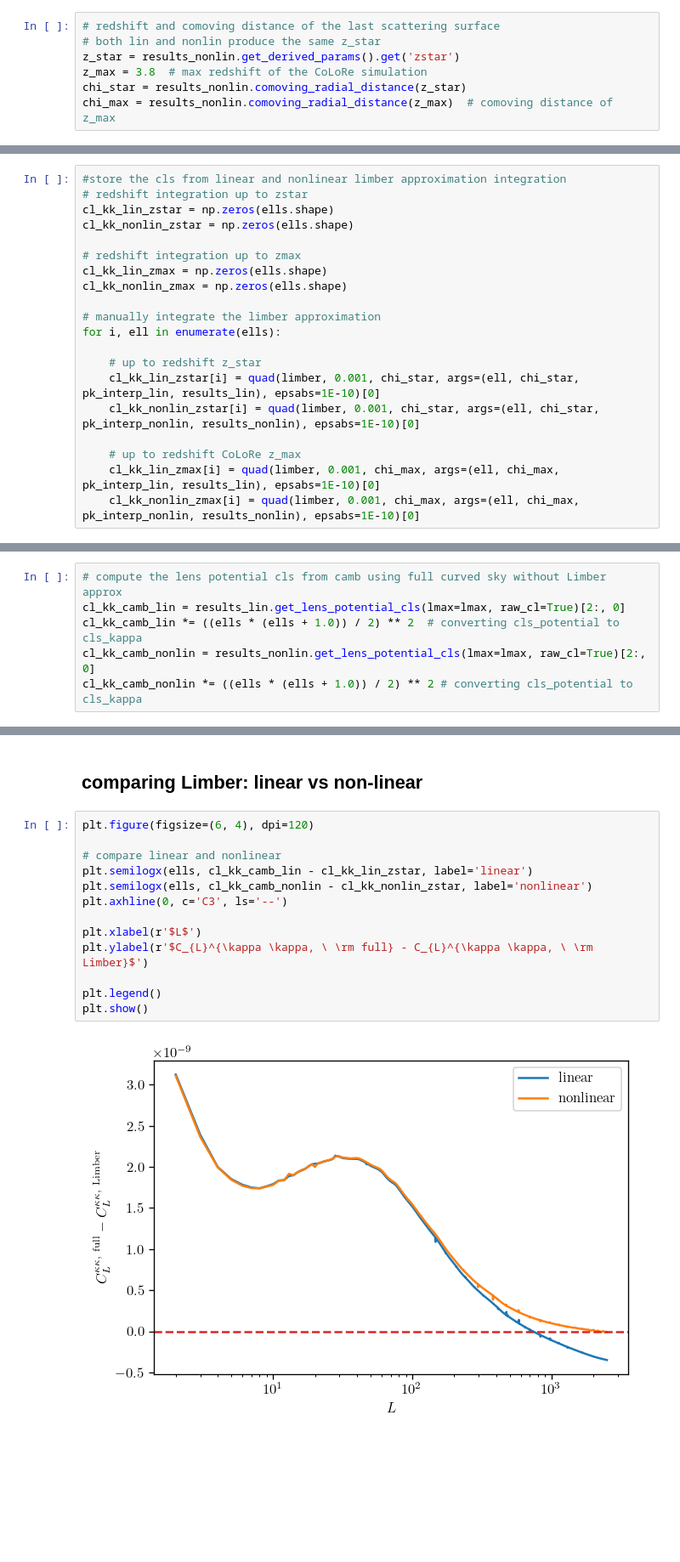
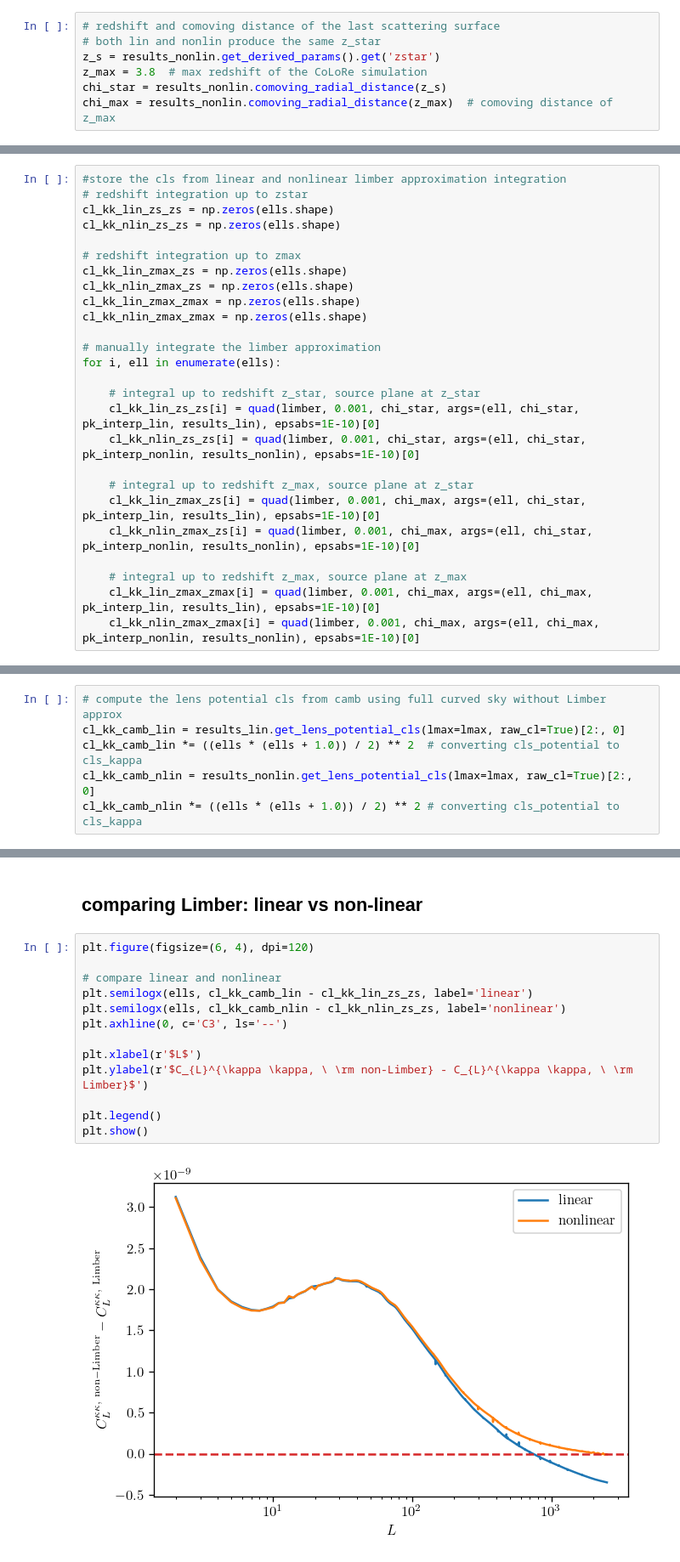
Before and after one commit to dljarque/LSST_CMBlensing_forecast, a Jupyter notebook: notebooks/cmb_lensing_auto.ipynb, the cells around one changed output, grey strips where cells are left out. Shown at 85% size. Saved outputs shown, nothing was run; the diff lists cells and outputs as text; blank space fills up the shorter version.

```diff
--- a/notebooks/cmb_lensing_auto.ipynb
+++ b/notebooks/cmb_lensing_auto.ipynb
@@ -99,9 +99,9 @@ Note: redshifts have been re-sorted (earliest first)
 # %%
 # redshift and comoving distance of the last scattering surface
 # both lin and nonlin produce the same z_star
-z_star = results_nonlin.get_derived_params().get('zstar')
+z_s = results_nonlin.get_derived_params().get('zstar')
 z_max = 3.8  # max redshift of the CoLoRe simulation
-chi_star = results_nonlin.comoving_radial_distance(z_star)
+chi_star = results_nonlin.comoving_radial_distance(z_s)
 chi_max = results_nonlin.comoving_radial_distance(z_max)  # comoving distance of z_max
 # %% [markdown]
 ## manual Limber integral
@@ -155,30 +155,36 @@ om = results_nonlin.get_Omega('cdm', 0) + results_nonlin.get_Omega('baryon', 0)
 # %%
 #store the cls from linear and nonlinear limber approximation integration
 # redshift integration up to zstar
-cl_kk_lin_zstar = np.zeros(ells.shape)
-cl_kk_nonlin_zstar = np.zeros(ells.shape)
+cl_kk_lin_zs_zs = np.zeros(ells.shape)
+cl_kk_nlin_zs_zs = np.zeros(ells.shape)
 
 # redshift integration up to zmax
-cl_kk_lin_zmax = np.zeros(ells.shape)
-cl_kk_nonlin_zmax = np.zeros(ells.shape)
+cl_kk_lin_zmax_zs = np.zeros(ells.shape)
+cl_kk_nlin_zmax_zs = np.zeros(ells.shape)
+cl_kk_lin_zmax_zmax = np.zeros(ells.shape)
+cl_kk_nlin_zmax_zmax = np.zeros(ells.shape)
 
 # manually integrate the limber approximation
 for i, ell in enumerate(ells):
 
-    # up to redshift z_star
-    cl_kk_lin_zstar[i] = quad(limber, 0.001, chi_star, args=(ell, chi_star, pk_interp_lin, results_lin), epsabs=1E-10)[0]
-    cl_kk_nonlin_zstar[i] = quad(limber, 0.001, chi_star, args=(ell, chi_star, pk_interp_nonlin, results_nonlin), epsabs=1E-10)[0]
+    # integral up to redshift z_star, source plane at z_star
+    cl_kk_lin_zs_zs[i] = quad(limber, 0.001, chi_star, args=(ell, chi_star, pk_interp_lin, results_lin), epsabs=1E-10)[0]
+    cl_kk_nlin_zs_zs[i] = quad(limber, 0.001, chi_star, args=(ell, chi_star, pk_interp_nonlin, results_nonlin), epsabs=1E-10)[0]
 
-    # up to redshift CoLoRe z_max
-    cl_kk_lin_zmax[i] = quad(limber, 0.001, chi_max, args=(ell, chi_max, pk_interp_lin, results_lin), epsabs=1E-10)[0]
-    cl_kk_nonlin_zmax[i] = quad(limber, 0.001, chi_max, args=(ell, chi_max, pk_interp_nonlin, results_nonlin), epsabs=1E-10)[0]
+    # integral up to redshift z_max, source plane at z_star
+    cl_kk_lin_zmax_zs[i] = quad(limber, 0.001, chi_max, args=(ell, chi_star, pk_interp_lin, results_lin), epsabs=1E-10)[0]
+    cl_kk_nlin_zmax_zs[i] = quad(limber, 0.001, chi_max, args=(ell, chi_star, pk_interp_nonlin, results_nonlin), epsabs=1E-10)[0]
+
+    # integral up to redshift z_max, source plane at z_max
+    cl_kk_lin_zmax_zmax[i] = quad(limber, 0.001, chi_max, args=(ell, chi_max, pk_interp_lin, results_lin), epsabs=1E-10)[0]
+    cl_kk_nlin_zmax_zmax[i] = quad(limber, 0.001, chi_max, args=(ell, chi_max, pk_interp_nonlin, results_nonlin), epsabs=1E-10)[0]
 # %% [markdown]
 ## full sky (non-Limber) integral
 # %%
 # compute the lens potential cls from camb using full curved sky without Limber approx
 cl_kk_camb_lin = results_lin.get_lens_potential_cls(lmax=lmax, raw_cl=True)[2:, 0]
 cl_kk_camb_lin *= ((ells * (ells + 1.0)) / 2) ** 2  # converting cls_potential to cls_kappa
-cl_kk_camb_nonlin = results_nonlin.get_lens_potential_cls(lmax=lmax, raw_cl=True)[2:, 0]
-cl_kk_camb_nonlin *= ((ells * (ells + 1.0)) / 2) ** 2 # converting cls_potential to cls_kappa
+cl_kk_camb_nlin = results_nonlin.get_lens_potential_cls(lmax=lmax, raw_cl=True)[2:, 0]
+cl_kk_camb_nlin *= ((ells * (ells + 1.0)) / 2) ** 2 # converting cls_potential to cls_kappa
 # %% [markdown]
 # CoLoRe simulation auto-spectrum $C_{\ell}^{\kappa \kappa}$
@@ -286,15 +257,15 @@ plt.show()
 # %%
 plt.figure(figsize=(6, 4), dpi=120)
 
 # compare linear and nonlinear
-plt.semilogx(ells, cl_kk_camb_lin - cl_kk_lin_zstar, label='linear')
-plt.semilogx(ells, cl_kk_camb_nonlin - cl_kk_nonlin_zstar, label='nonlinear')
+plt.semilogx(ells, cl_kk_camb_lin - cl_kk_lin_zs_zs, label='linear')
+plt.semilogx(ells, cl_kk_camb_nlin - cl_kk_nlin_zs_zs, label='nonlinear')
 plt.axhline(0, c='C3', ls='--')
 
 plt.xlabel(r'$L$')
-plt.ylabel(r'$C_{L}^{\kappa \kappa, \ \rm full} - C_{L}^{\kappa \kappa, \ \rm Limber}$')
+plt.ylabel(r'$C_{L}^{\kappa \kappa, \ \rm non-Limber} - C_{L}^{\kappa \kappa, \ \rm Limber}$')
 
 plt.legend()
 plt.show()
 # %% [output]
-[figure, old version]
+[figure, new version]
```
Also changed, not shown: parts of 10 cells of this notebook, 17 other files.
